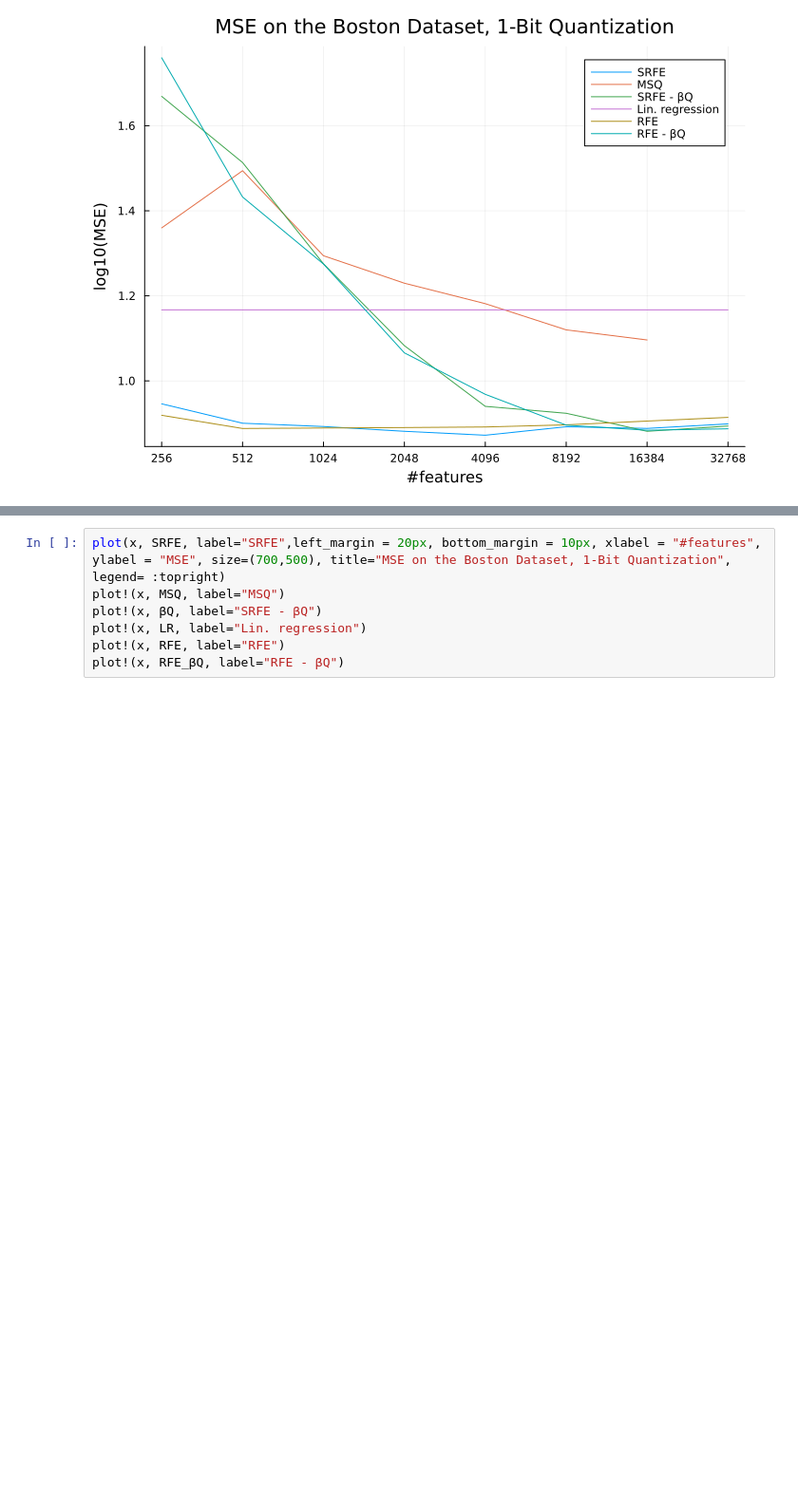
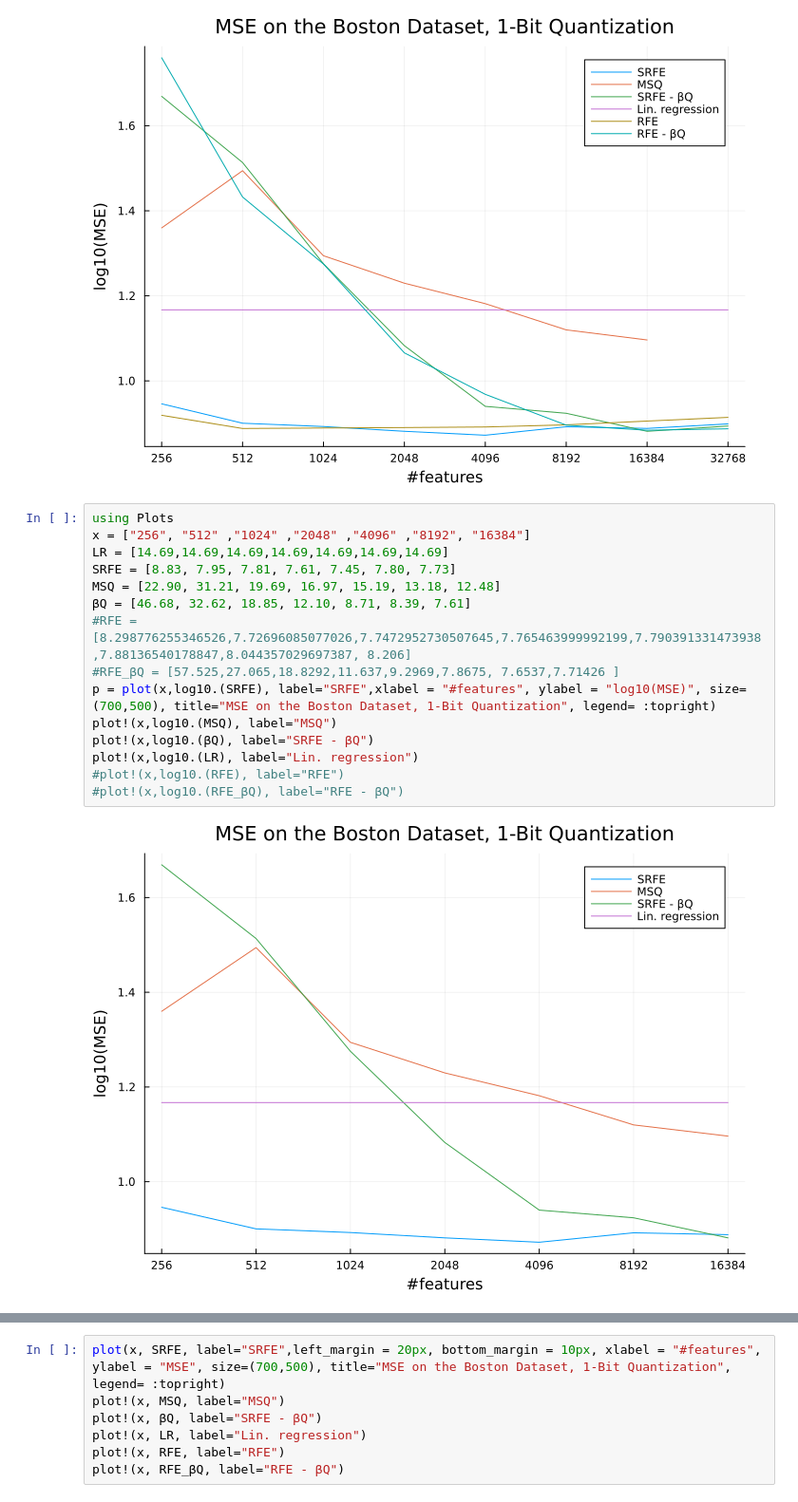
Before and after one commit to grsbe/qsrfe, a Jupyter notebook: plots.ipynb, the cells around one changed output, grey strips where cells are left out. Shown at 95% size. Cells and saved outputs as stored; diff of their text form; blank space fills up the shorter version.

Commit message:
more plots

```diff
--- a/plots.ipynb
+++ b/plots.ipynb
@@ -15,3 +15,20 @@ plot!(x,log10.(RFE), label="RFE")
 plot!(x,log10.(RFE_βQ), label="RFE - βQ")
 # %% [output]
 [figure]
+# %%
+using Plots
+x = ["256", "512" ,"1024" ,"2048" ,"4096" ,"8192", "16384"]
+LR = [14.69,14.69,14.69,14.69,14.69,14.69,14.69]
+SRFE = [8.83, 7.95, 7.81, 7.61, 7.45, 7.80, 7.73]
+MSQ = [22.90, 31.21, 19.69, 16.97, 15.19, 13.18, 12.48]
+βQ = [46.68, 32.62, 18.85, 12.10, 8.71, 8.39, 7.61]
+#RFE = [8.298776255346526,7.72696085077026,7.7472952730507645,7.765463999992199,7.790391331473938,7.88136540178847,8.044357029697387, 8.206]
+#RFE_βQ = [57.525,27.065,18.8292,11.637,9.2969,7.8675, 7.6537,7.71426 ]
+p = plot(x,log10.(SRFE), label="SRFE",xlabel = "#features", ylabel = "log10(MSE)", size=(700,500), title="MSE on the Boston Dataset, 1-Bit Quantization", legend= :topright)
+plot!(x,log10.(MSQ), label="MSQ")
+plot!(x,log10.(βQ), label="SRFE - βQ")
+plot!(x,log10.(LR), label="Lin. regression")
+#plot!(x,log10.(RFE), label="RFE")
+#plot!(x,log10.(RFE_βQ), label="RFE - βQ")
+# %% [output]
+[figure, added]
```
Also changed, not shown: parts of 1 cell of this notebook, 1 other file.
